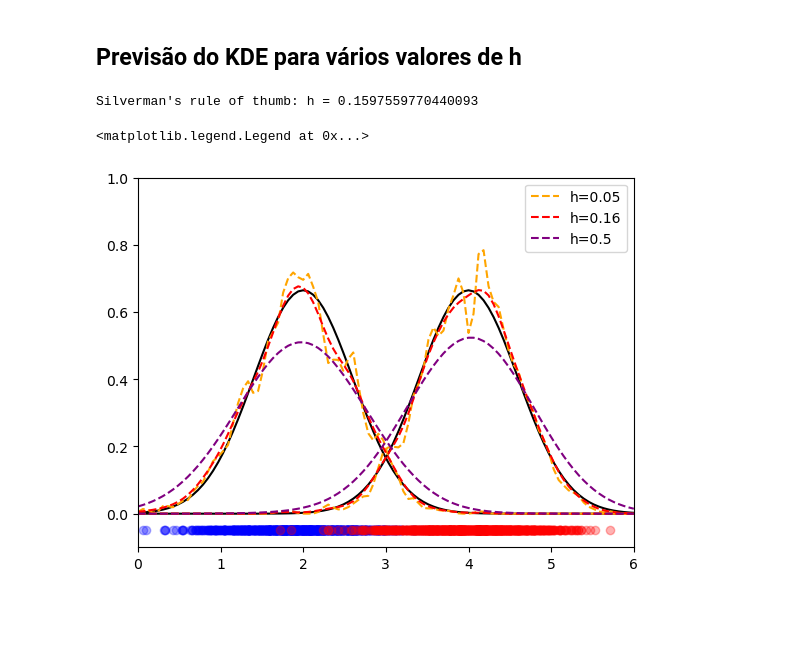
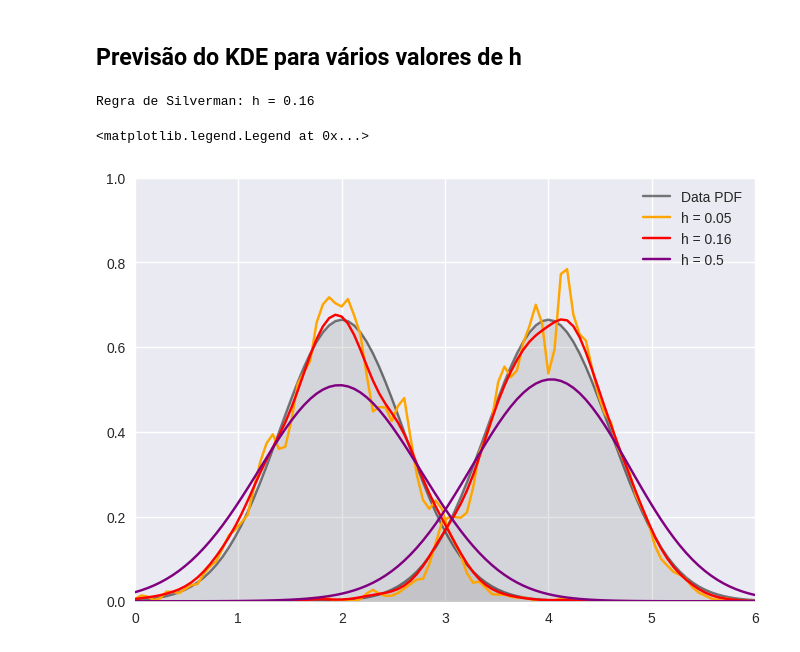
Before and after one commit to muzzidiogo/reconhecimento_de_padroes, a Jupyter notebook: 08_kde.ipynb, the cells around one changed output. Cells and saved outputs as stored; diff of their text form; code cells hidden in the pictures; blank space fills up the shorter version.

```diff
--- a/08_kde.ipynb
+++ b/08_kde.ipynb
@@ -19,8 +19,10 @@ Para definir o h, pode utilizar a Regra de Silverman: $h = 1.06 \hat{\sigma} N^{
 # %%
 import numpy as np
 import matplotlib.pyplot as plt
+import seaborn as sns
 from utils import make_normal_data, pdfnormal
 np.random.seed(123)
+plt.style.use('seaborn-v0_8')
 # %% [markdown]
 ## Criando dados univariados
 # %%
@@ -67,27 +71,27 @@ def kde(data, h):
 ## Previsão do KDE para vários valores de h
 # %%
 silverman = 1.06 * s * N **(-1/5)
-print(f'Silverman\'s rule of thumb: h = {silverman}')
+print(f'Regra de Silverman: h = {silverman:.2f}')
 
 h_list = [0.05, 0.16 , 0.5]
 colors = ['orange', 'red', 'purple']
 
-plt.scatter(x1, np.zeros(len(x1)) - 0.05, c = 'blue', alpha= 0.3)
-plt.scatter(x2, np.zeros(len(x2)) - 0.05, c = 'red', alpha= 0.3)
-plt.plot(grid, normal1, color = 'black')
-plt.plot(grid, normal2, color = 'black')
+plt.plot(grid, normal1, color = 'black', alpha = 0.5, label = 'Data PDF')
+plt.plot(grid, normal2, color = 'black', alpha = 0.5)
+plt.fill_between(grid, normal1, color='gray', alpha=0.2)
+plt.fill_between(grid, normal2, color='gray', alpha=0.2)
 plt.xlim(0, 6)
-plt.ylim(-0.1, 1)
+plt.ylim(0, 1)
 
 for h, color in zip(h_list, colors):
     kde1 = kde(x1, h)
     kde2 = kde(x2, h)
 
-    plt.plot(grid, kde1, label = f'h={h}', linestyle='--', color = color)
-    plt.plot(grid, kde2, linestyle='--', color = color)
+    plt.plot(grid, kde1, label = f'h = {h}', color = color)
+    plt.plot(grid, kde2, color = color)
 
 plt.legend()
 # %% [output]
-Silverman's rule of thumb: h = 0.1597559770440093
+Regra de Silverman: h = 0.16
 <matplotlib.legend.Legend at 0x...>
-[figure, old version]
+[figure, new version]
```
Also changed, not shown: parts of 1 cell of this notebook.
